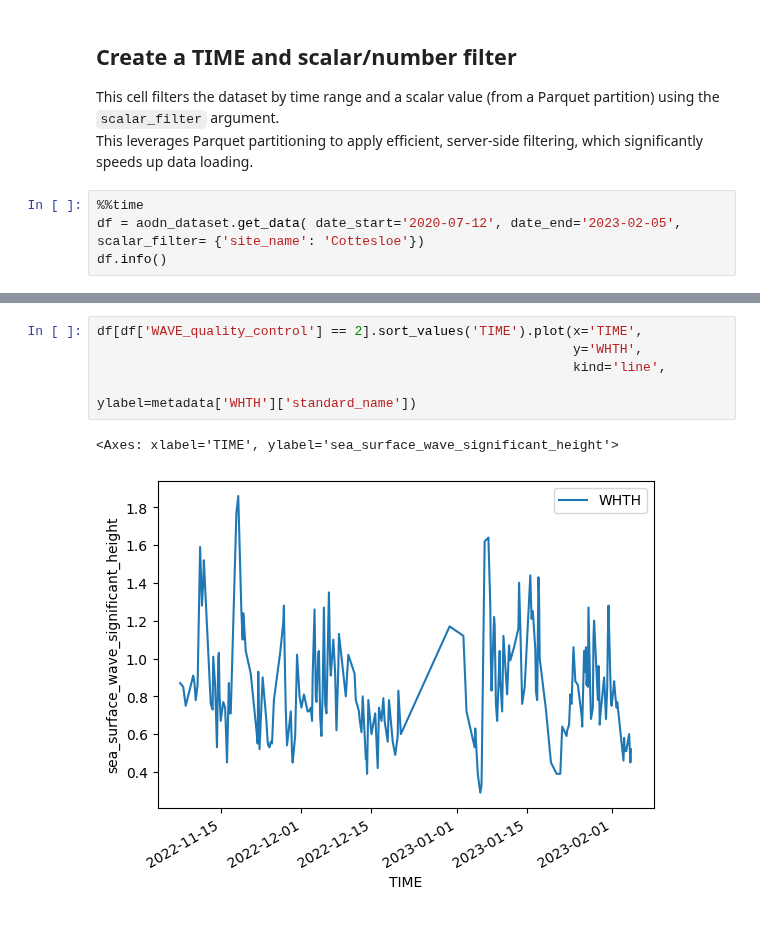
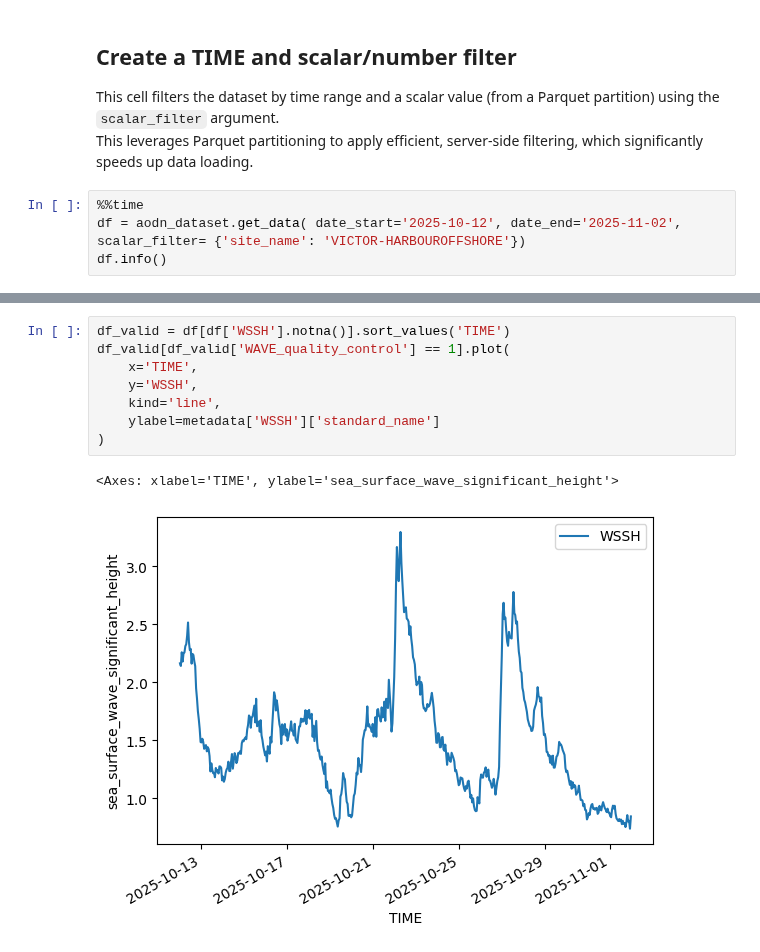
Before and after one commit to aodn/aodn_cloud_optimised, a Jupyter notebook: notebooks/wave_buoy_realtime_nonqc.ipynb, the cells around one changed output, grey strips where cells are left out. Saved outputs shown, nothing was run; the diff lists cells and outputs as text.

Commit message:
Fix: update wave notebook

```diff
--- a/notebooks/wave_buoy_realtime_nonqc.ipynb
+++ b/notebooks/wave_buoy_realtime_nonqc.ipynb
@@ -162,6 +154,6 @@ This cell filters the dataset by time range and a scalar value (from a Parquet p
 This leverages Parquet partitioning to apply efficient, server-side filtering, which significantly speeds up data loading.
 # %%
 %%time
-df = aodn_dataset.get_data( date_start='2020-07-12', date_end='2023-02-05', scalar_filter= {'site_name': 'Cottesloe'})
+df = aodn_dataset.get_data( date_start='2025-10-12', date_end='2025-11-02', scalar_filter= {'site_name': 'VICTOR-HARBOUROFFSHORE'})
 df.info()
 # %% [output]
@@ -187,8 +178,11 @@ Wall time: 283 ms
 # %%
-df[df['WAVE_quality_control'] == 2].sort_values('TIME').plot(x='TIME',
-                                                             y='WHTH',
-                                                             kind='line',
-                                                             ylabel=metadata['WHTH']['standard_name'])
+df_valid = df[df['WSSH'].notna()].sort_values('TIME')
+df_valid[df_valid['WAVE_quality_control'] == 1].plot(
+    x='TIME',
+    y='WSSH',
+    kind='line',
+    ylabel=metadata['WSSH']['standard_name']
+)
 # %% [output]
 <Axes: xlabel='TIME', ylabel='sea_surface_wave_significant_height'>
-[figure, old version]
+[figure, new version]
```
Also changed, not shown: parts of 10 cells of this notebook.
